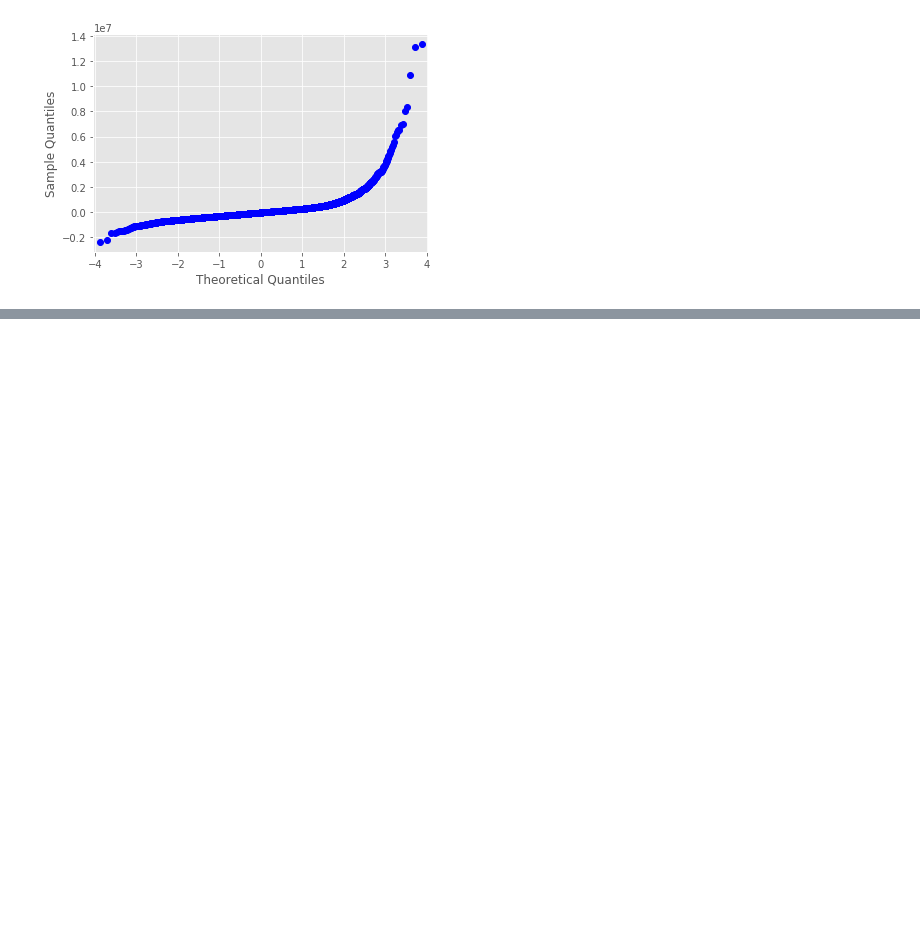
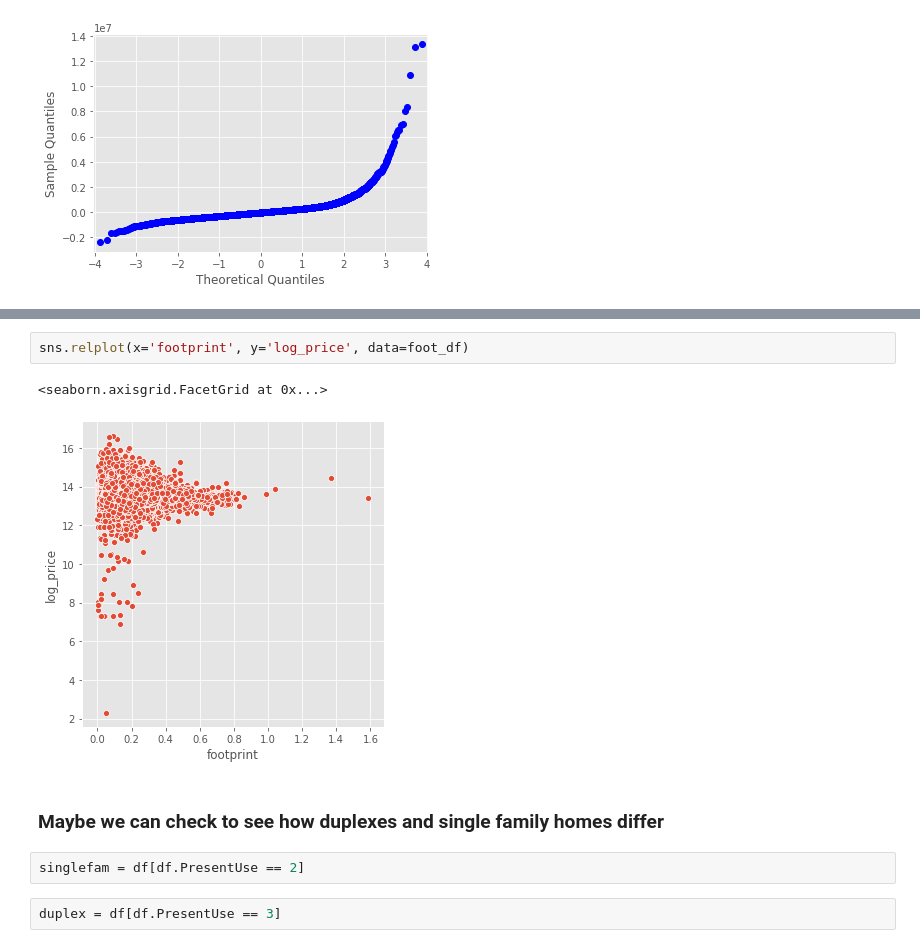
Before and after one commit to dannmorr/mod2-project-group-3, a Jupyter notebook: notebooks/exploratory/jp-2-modeling.ipynb, the cells around one changed output, grey strips where cells are left out. Drawn from its saved outputs; the diff is of its cells as text; blank space fills up the shorter version.

```diff
--- a/notebooks/exploratory/jp-2-modeling.ipynb
+++ b/notebooks/exploratory/jp-2-modeling.ipynb
@@ -164,0 +197,11 @@ sm.qqplot(fsm_resids)
+# %%
+sns.relplot(x='footprint', y='log_price', data=foot_df)
+# %% [output]
+<seaborn.axisgrid.FacetGrid at 0x...>
+[figure, added]
+# %% [markdown]
+### Maybe we can check to see how duplexes and single family homes differ
+# %%
+singlefam = df[df.PresentUse == 2]
+# %%
+duplex = df[df.PresentUse == 3]
```
Also changed, not shown: parts of 34 cells of this notebook, 2 other files.
